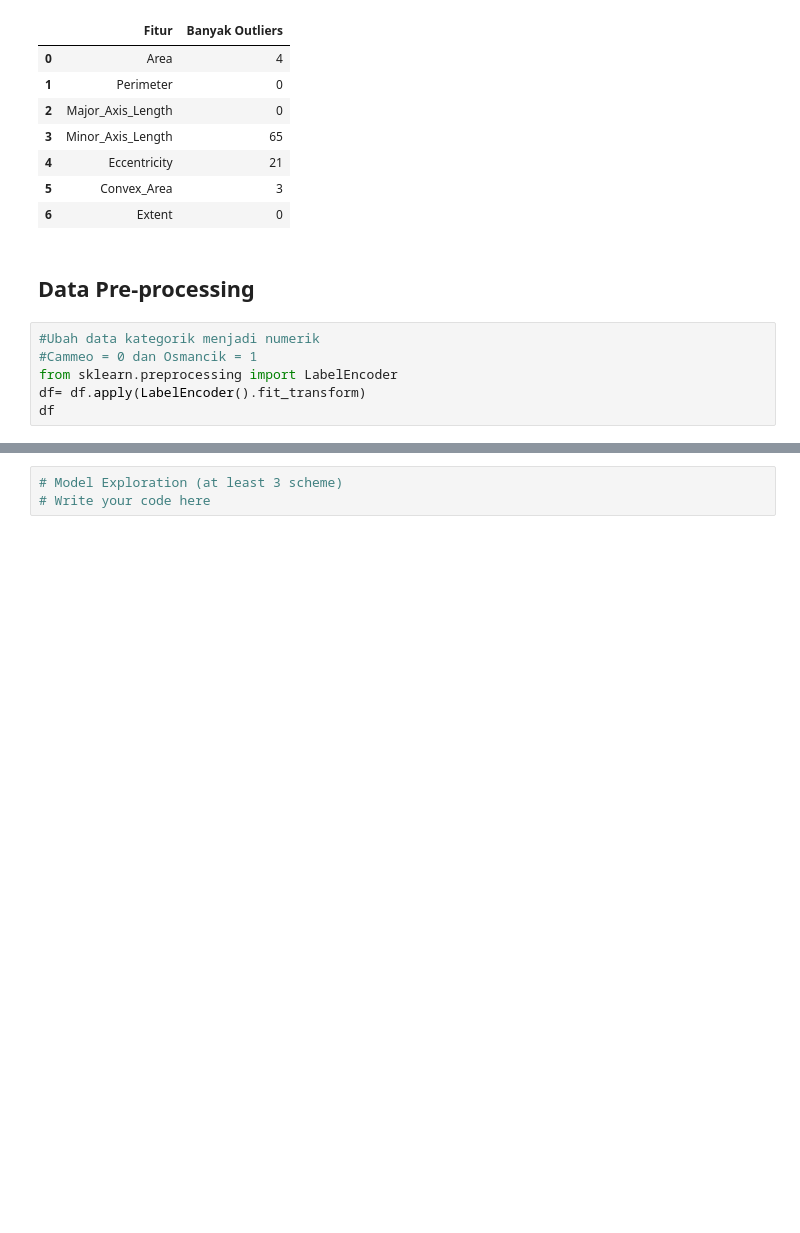
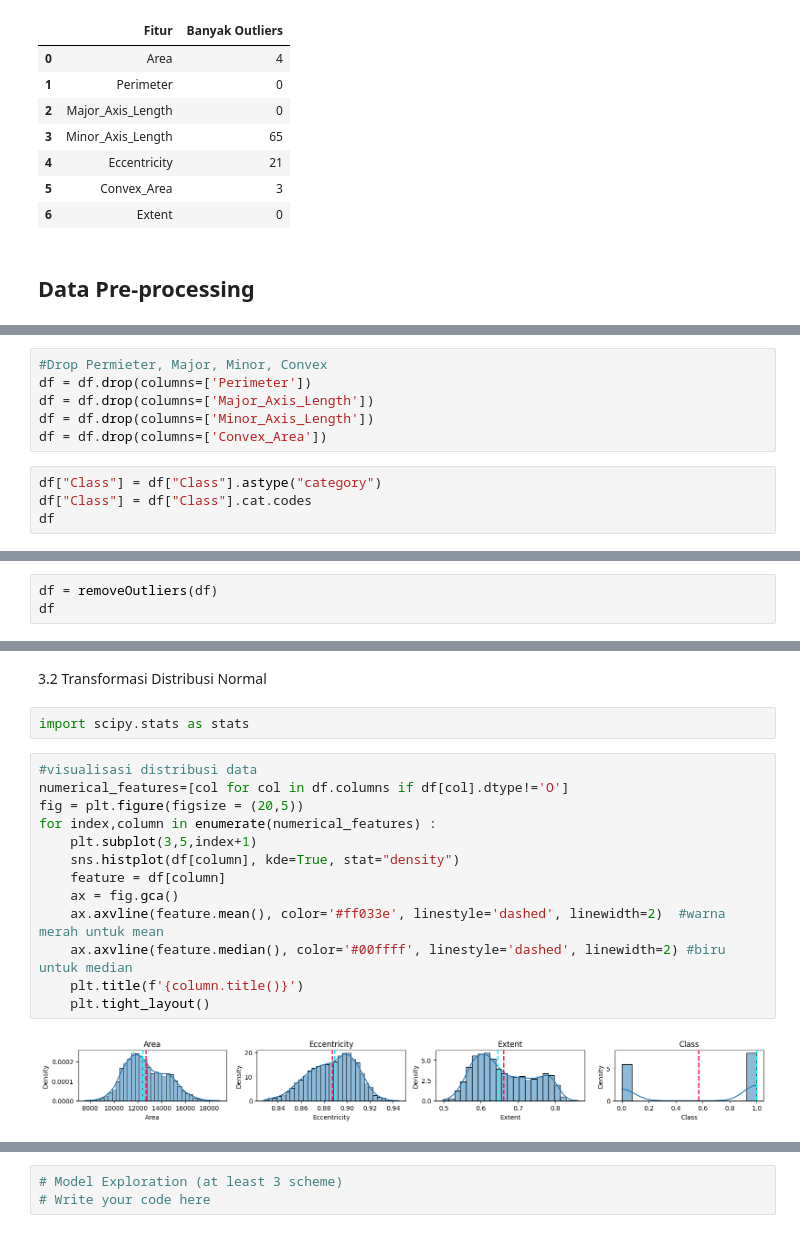
Before and after one commit to chiquitosaf/CLO4AI, a Jupyter notebook: Project-Based Assignment CLO-4.ipynb, the cells around one changed output, grey strips where cells are left out. Cells and saved outputs as stored; diff of their text form; blank space fills up the shorter version.

Commit message:
tambah preprocessing

```diff
--- a/Project-Based Assignment CLO-4.ipynb
+++ b/Project-Based Assignment CLO-4.ipynb
@@ -261,9 +267,3 @@ Presentase outliers: % 0.024
 | 6 | Extent | 0 |
 # %% [markdown]
 ## <b>Data Pre-processing</b>
-# %%
-#Ubah data kategorik menjadi numerik
-#Cammeo = 0 dan Osmancik = 1
-from sklearn.preprocessing import LabelEncoder
-df= df.apply(LabelEncoder().fit_transform)
-df
@@ -341,0 +270,10 @@ dataInfo(df1)
+# %%
+#Drop Permieter, Major, Minor, Convex
+df = df.drop(columns=['Perimeter'])
+df = df.drop(columns=['Major_Axis_Length'])
+df = df.drop(columns=['Minor_Axis_Length'])
+df = df.drop(columns=['Convex_Area'])
+# %%
+df["Class"] = df["Class"].astype("category")
+df["Class"] = df["Class"].cat.codes
+df
@@ -341,0 +381,3 @@ dataInfo(df1)
+# %%
+df = removeOutliers(df)
+df
@@ -341,0 +398,19 @@ dataInfo(df1)
+# %% [markdown]
+3.2 Transformasi Distribusi Normal
+# %%
+import scipy.stats as stats
+# %%
+#visualisasi distribusi data
+numerical_features=[col for col in df.columns if df[col].dtype!='O']
+fig = plt.figure(figsize = (20,5))
+for index,column in enumerate(numerical_features) :
+    plt.subplot(3,5,index+1)
+    sns.histplot(df[column], kde=True, stat="density")
+    feature = df[column]
+    ax = fig.gca()
+    ax.axvline(feature.mean(), color='#ff033e', linestyle='dashed', linewidth=2)  #warna merah untuk mean
+    ax.axvline(feature.median(), color='#00ffff', linestyle='dashed', linewidth=2) #biru untuk median
+    plt.title(f'{column.title()}')
+    plt.tight_layout()
+# %% [output]
+[figure, added]
```
Also changed, not shown: parts of 34 cells of this notebook.
